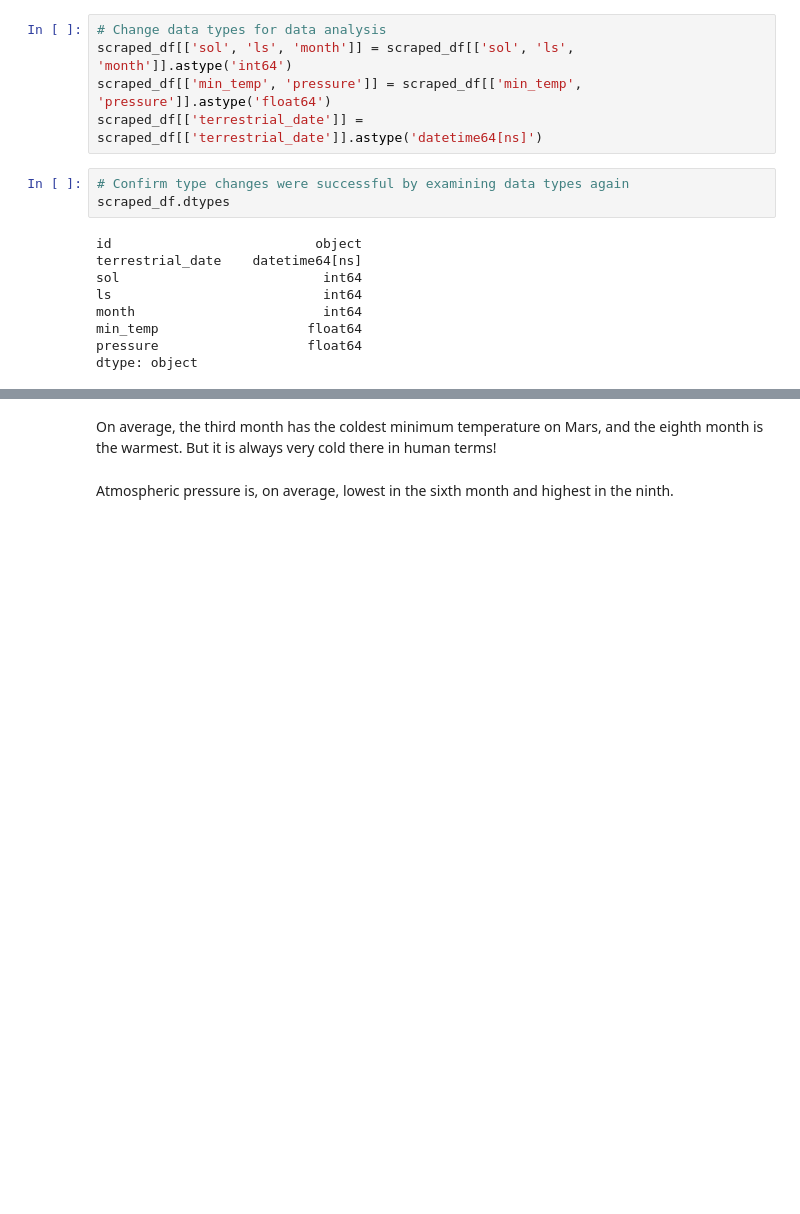
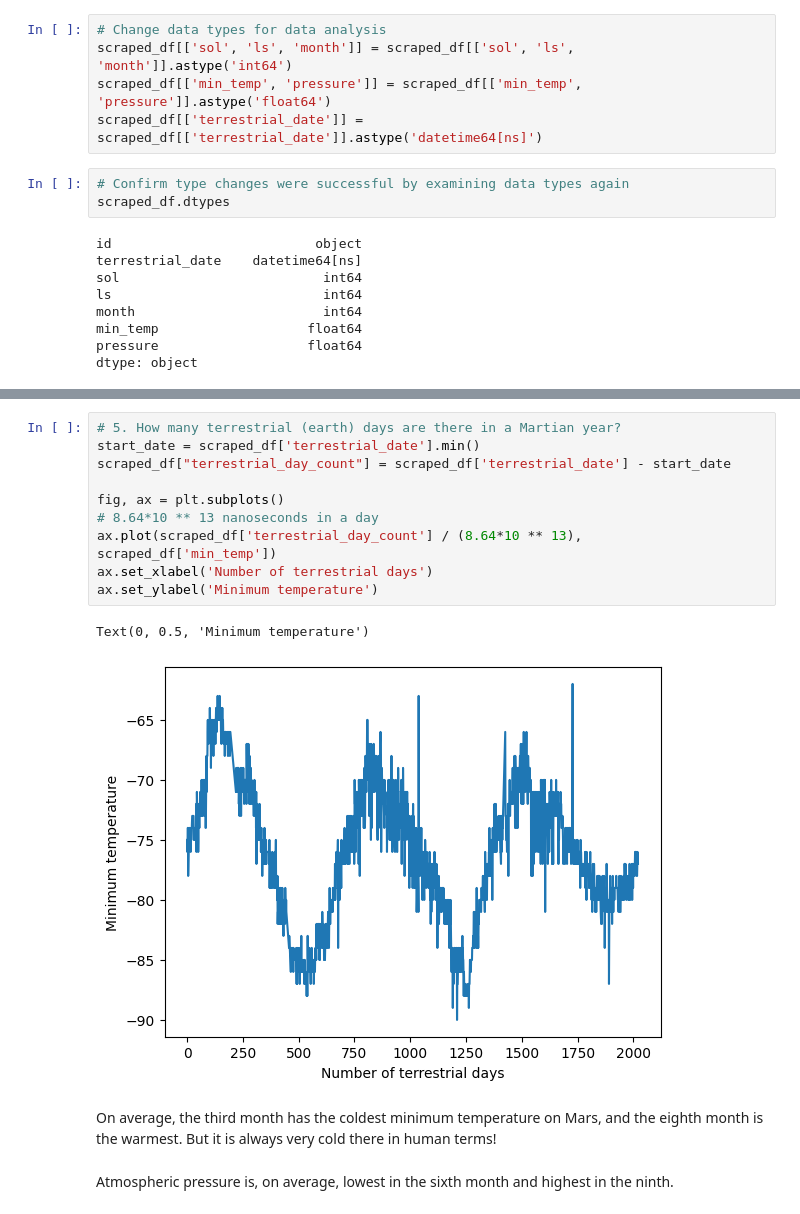
Before and after one commit to Nate-Sheibley/Mars-News_Scraping, a Jupyter notebook: part_2_mars_weather.ipynb, the cells around one changed output, grey strips where cells are left out. Saved outputs shown, nothing was run; the diff lists cells and outputs as text; blank space fills up the shorter version.

```diff
--- a/part_2_mars_weather.ipynb
+++ b/part_2_mars_weather.ipynb
@@ -223,3 +246,16 @@ Name: pressure, dtype: float64
+# %%
+# 5. How many terrestrial (earth) days are there in a Martian year?
+start_date = scraped_df['terrestrial_date'].min()
+scraped_df["terrestrial_day_count"] = scraped_df['terrestrial_date'] - start_date
+
+fig, ax = plt.subplots()
+# 8.64*10 ** 13 nanoseconds in a day
+ax.plot(scraped_df['terrestrial_day_count'] / (8.64*10 ** 13), scraped_df['min_temp'])
+ax.set_xlabel('Number of terrestrial days')
+ax.set_ylabel('Minimum temperature')
+# %% [output]
+Text(0, 0.5, 'Minimum temperature')
+[figure, added]
 # %% [markdown]
 On average, the third month has the coldest minimum temperature on Mars, and the eighth month is the warmest. But it is always very cold there in human terms!
 # %% [markdown]
```
Also changed, not shown: parts of 10 cells of this notebook, 2 other files.
